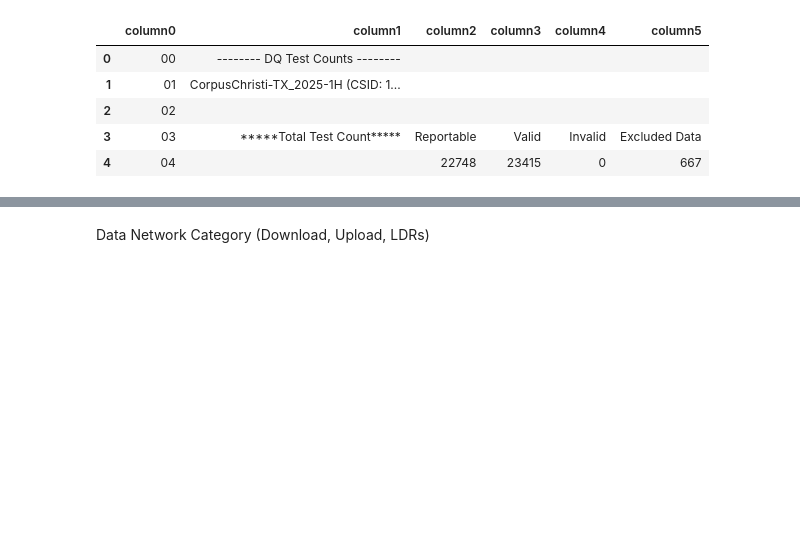
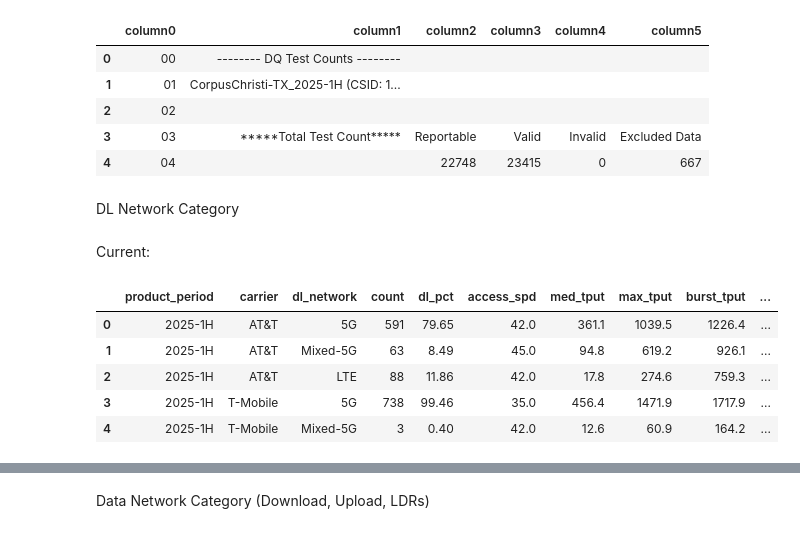
Before and after one commit to ookla-jennymassari/dq_reporting_test.py, a Jupyter notebook: dq_reporting_notebook.ipynb, the cells around one changed output, grey strips where cells are left out. Saved outputs shown, nothing was run; the diff lists cells and outputs as text; code cells hidden in the pictures; blank space fills up the shorter version.

```diff
--- a/dq_reporting_notebook.ipynb
+++ b/dq_reporting_notebook.ipynb
@@ -144,3 +197,80 @@ df_test_count.head()
 | 2 | 02 |  |  |  |  |  |
 | 3 | 03 | *****Total Test Count***** | Reportable | Valid | Invalid | Excluded Data |
 | 4 | 04 |  | 22748 | 23415 | 0 | 667 |
+# %% [markdown]
+DL Network Category
+# %% [markdown]
+Current:
+# %%
+dl_5g_curr = f'''
+WITH best_network_type AS (
+    SELECT
+        pro.product_period,
+        c.friendly_name AS carrier,
+        md2.fn_get_best_network_type(
+            ts.test_type_id,
+            ts.net_types,
+            tea.network_types,
+            tea.call_network_type,
+            tea.nr_status_filtered,
+            tea.nr_bearer_status_filtered,
+            tea.nr_bearer_allocation_status_filtered,
+            ','
+        ) AS best_network_type,
+        dsd_access_speed_median,
+        dsd_effective_download_test_speed,
+        dsd_throughput_max,
+        percentage_access_success,
+        percentage_task_success
+    FROM prod_rsr_partitions.test_event_aggr_{curr_csid} tea
+    JOIN prod_ms_partitions.test_summary_{curr_csid} ts USING (test_event_id)
+    JOIN md2.carriers c ON (c.carrier_id = ts.carrier_id)
+    JOIN md2.product_periods pro USING (product_period_id)
+    WHERE c.friendly_name NOT IN ('Dish')
+      AND ts.blacklisted = FALSE
+      AND ts.flag_valid = TRUE
+      AND ts.collection_set_period_id IS NOT NULL
+      AND ts.test_type_id IN (20)
+),
+data_network_category AS (
+    SELECT
+        product_period,
+        carrier,
+        dsd_access_speed_median,
+        dsd_effective_download_test_speed,
+        dsd_throughput_max,
+        percentage_access_success,
+        percentage_task_success,
+        CASE
+            WHEN best_network_type IN ('NR SA', 'NR NSA') THEN '5G'
+            WHEN best_network_type IN ('NR SA, LTE', 'NR NSA, LTE') THEN 'Mixed-5G'
+            WHEN best_network_type IN ('LTE') THEN 'LTE'
+            ELSE 'Non-LTE'
+        END AS dl_network
+    FROM best_network_type
+)
+SELECT product_period,
+        carrier,
+        dl_network,
+        COUNT(*) AS count,
+        ROUND(100 * count(*) / sum(count(*)) over (partition by carrier),2) as dl_pct,
+        ROUND(median(dsd_access_speed_median)::numeric,0) as access_spd,
+        ROUND(cast(median(dsd_effective_download_test_speed)/1000 as numeric),1) as med_tput,
+        ROUND(cast(max(dsd_effective_download_test_speed)/1000 as numeric),1) as max_tput,
+        ROUND(cast(max(dsd_throughput_max)/1000 as numeric),1) as burst_tput,
+        ROUND(cast(avg(percentage_access_success) * 100 as numeric),1) as access,
+        ROUND(cast(avg(percentage_task_success) * 100 as numeric),1) as task
+FROM data_network_category
+Where carrier not in ('Dish')
+GROUP BY product_period, carrier, dl_network
+ORDER BY carrier, case when dl_network = '5G' then 1 when dl_network = 'Mixed-5G' then 2 when dl_network = 'LTE' then 3 when dl_network = 'Non-LTE' then 4 end
+'''
+df_dl_5g_curr = pd.read_sql_query(dl_5g_curr, con=os.getenv('RSR_SVC_CONN'))
+df_dl_5g_curr.head()
+# %% [output]
+|  | product_period | carrier | dl_network | count | dl_pct | access_spd | med_tput | max_tput | burst_tput | ... |
+| 0 | 2025-1H | AT&T | 5G | 591 | 79.65 | 42.0 | 361.1 | 1039.5 | 1226.4 | ... |
+| 1 | 2025-1H | AT&T | Mixed-5G | 63 | 8.49 | 45.0 | 94.8 | 619.2 | 926.1 | ... |
+| 2 | 2025-1H | AT&T | LTE | 88 | 11.86 | 42.0 | 17.8 | 274.6 | 759.3 | ... |
+| 3 | 2025-1H | T-Mobile | 5G | 738 | 99.46 | 35.0 | 456.4 | 1471.9 | 1717.9 | ... |
+| 4 | 2025-1H | T-Mobile | Mixed-5G | 3 | 0.40 | 42.0 | 12.6 | 60.9 | 164.2 | ... |
```
Also changed, not shown: parts of 7 cells of this notebook, 1 other file.
